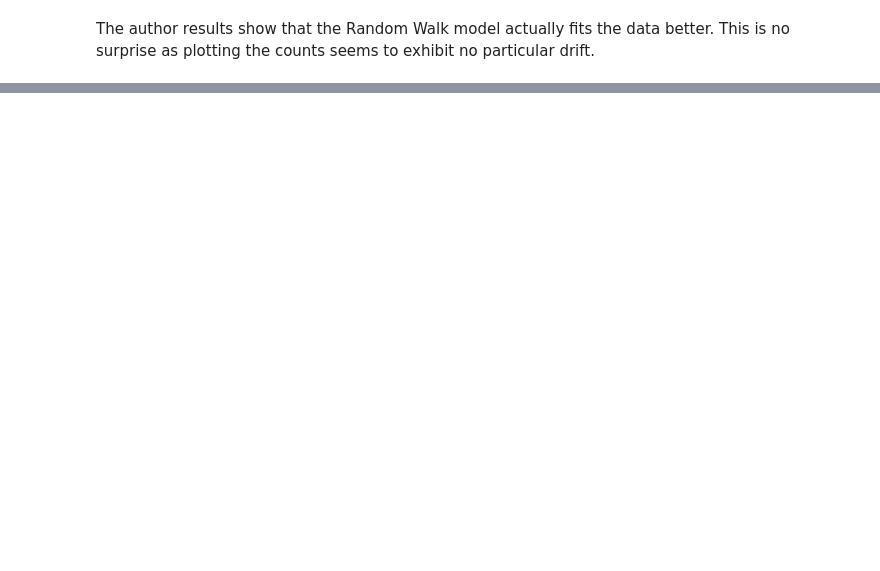
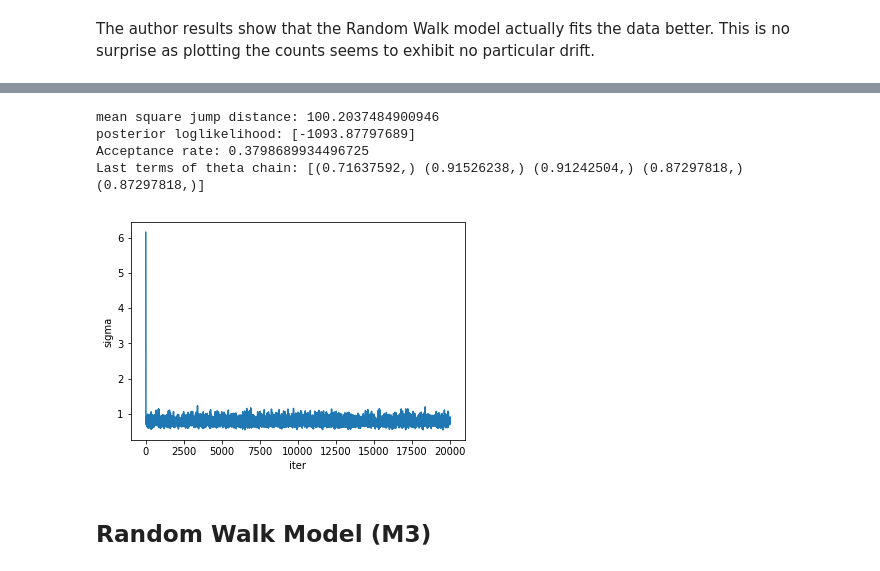
Before and after one commit to issxmeddine/Kangaroos, a Jupyter notebook: Kangaroos_Knape.ipynb, the cells around one changed output, grey strips where cells are left out. Cells and saved outputs as stored; diff of their text form; code cells hidden in the pictures; blank space fills up the shorter version.

```diff
--- a/Kangaroos_Knape.ipynb
+++ b/Kangaroos_Knape.ipynb
@@ -259,7 +106,0 @@ pmmh_RW.run()
-# %%
-for p in prior_dict_RW.keys():
-    plt.figure()
-    plt.plot(my_pmmh_0.chain.theta[p])
-    plt.xlabel('iter')
-    plt.ylabel(p)
-plt.show()
@@ -319,0 +109,15 @@ Acceptance rate: 0.0
+# %%
+def plot_theta(prior, model):
+    for p in prior.keys():
+        plt.figure()
+        plt.plot(model.chain.theta[p])
+        plt.xlabel('iter')
+        plt.ylabel(p)
+    plt.show()
+
+def print_metrics(model):
+    model.compute_post()
+    print('mean square jump distance: {}'.format(model.mean_sq_jump_dist(discard_frac=0.1)))
+    print('posterior loglikelihood: {}'.format(model.prop.lpost))
+    print('Acceptance rate: {}'.format(model.acc_rate))
+    print('Last terms of theta chain: {}'.format(model.chain.theta[-5:]))
@@ -319,0 +148,18 @@ Acceptance rate: 0.0
+# %%
+prior_RWp = {'sigma': dists.Uniform(a=0.,b=10.)}
+
+p_RWp = dists.StructDist(prior_RWp)
+
+pmmh_RWp= mcmc.PMMH(ssm_cls=RandomWalk2D_poisson, prior=p_RWp, data=y, Nx=n_particles, niter=n_iter, adaptive=True)
+pmmh_RWp.run()
+# %%
+print_metrics(pmmh_RWp)
+plot_theta(prior_RWp, pmmh_RWp)
+# %% [output]
+mean square jump distance: 100.2037484900946
+posterior loglikelihood: [-1093.87797689]
+Acceptance rate: 0.3798689934496725
+Last terms of theta chain: [(0.71637592,) (0.91526238,) (0.91242504,) (0.87297818,) (0.87297818,)]
+[figure, added]
+# %% [markdown]
+## Random Walk Model (M3)
```
Also changed, not shown: parts of 52 cells of this notebook.
